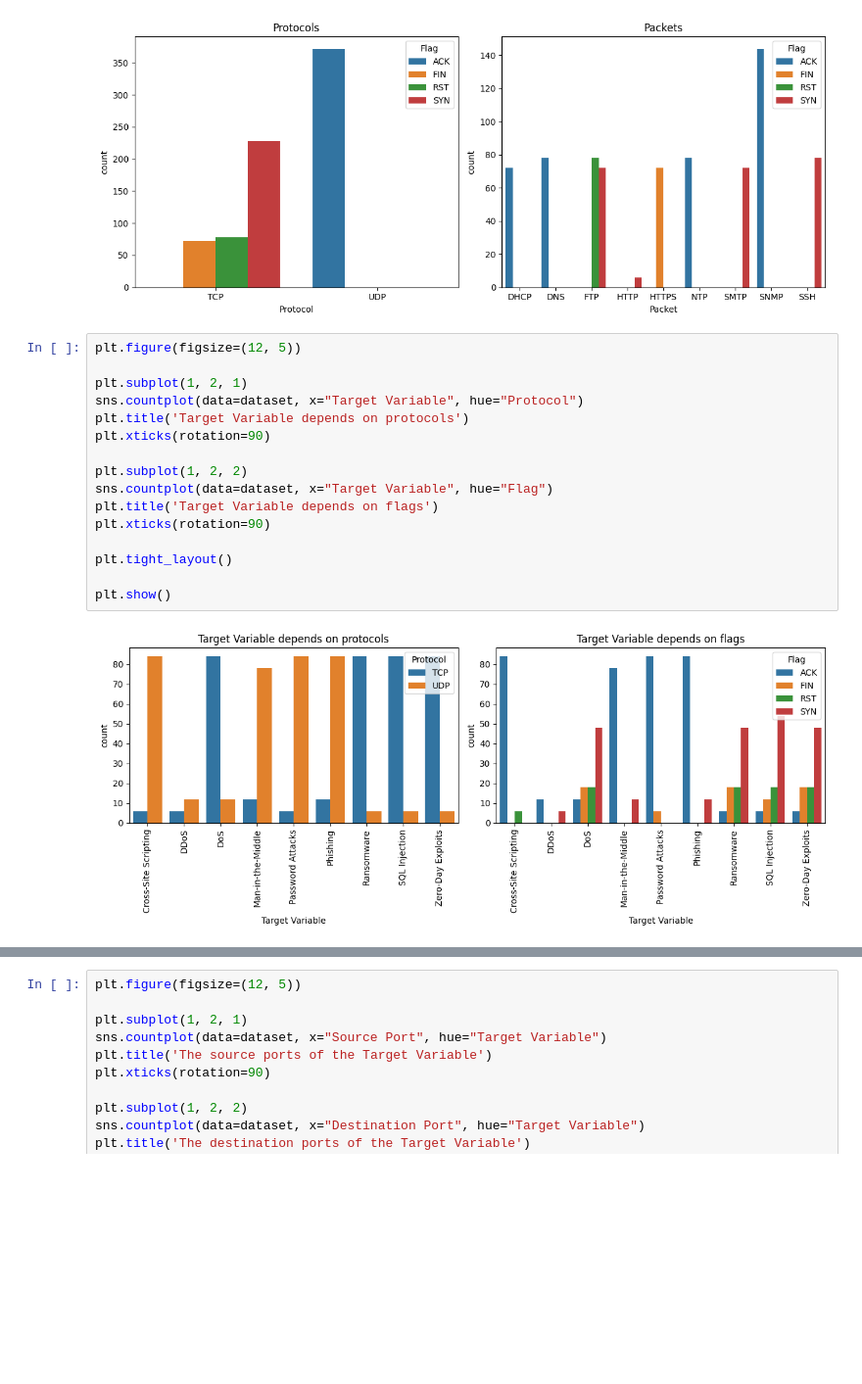
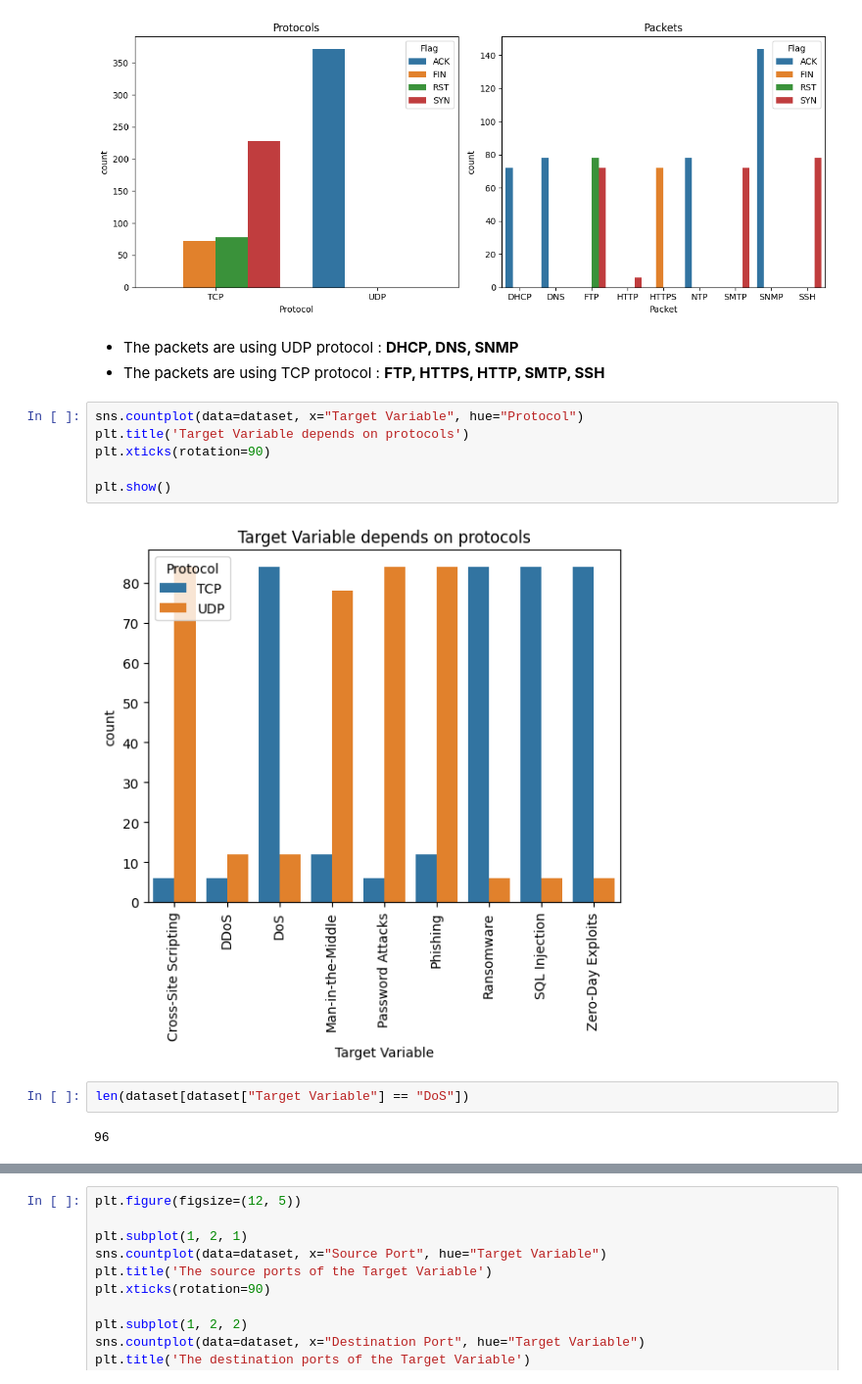
Before and after one commit to relmarrakchy/Cyber-Threat-Detection, a Jupyter notebook: Cyber_threat_detection.ipynb, the cells around one changed output, grey strips where cells are left out. Shown at 98% size. Drawn from its saved outputs; the diff is of its cells as text; blank space fills up the shorter version.

```diff
--- a/Cyber_threat_detection.ipynb
+++ b/Cyber_threat_detection.ipynb
@@ -86,21 +88,18 @@ plt.tight_layout()
 plt.show()
 # %% [output]
 [figure]
+# %% [markdown]
+*   The packets are using UDP protocol : **DHCP, DNS, SNMP**
+*   The packets are using TCP protocol : **FTP, HTTPS, HTTP, SMTP, SSH**
 # %%
-plt.figure(figsize=(12, 5))
-
-plt.subplot(1, 2, 1)
 sns.countplot(data=dataset, x="Target Variable", hue="Protocol")
 plt.title('Target Variable depends on protocols')
 plt.xticks(rotation=90)
 
-plt.subplot(1, 2, 2)
-sns.countplot(data=dataset, x="Target Variable", hue="Flag")
-plt.title('Target Variable depends on flags')
-plt.xticks(rotation=90)
-
-plt.tight_layout()
-
 plt.show()
 # %% [output]
-[figure, old version]
+[figure, new version]
+# %%
+len(dataset[dataset["Target Variable"] == "DoS"])
+# %% [output]
+96
```
Also changed, not shown: parts of 3 cells of this notebook.
